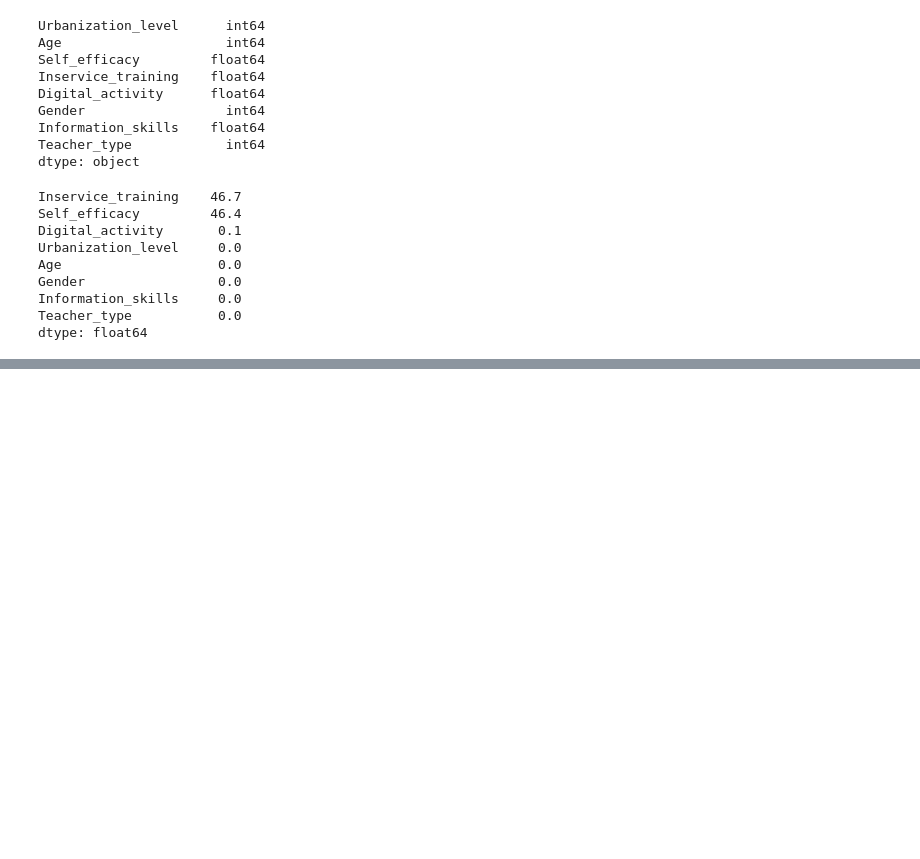
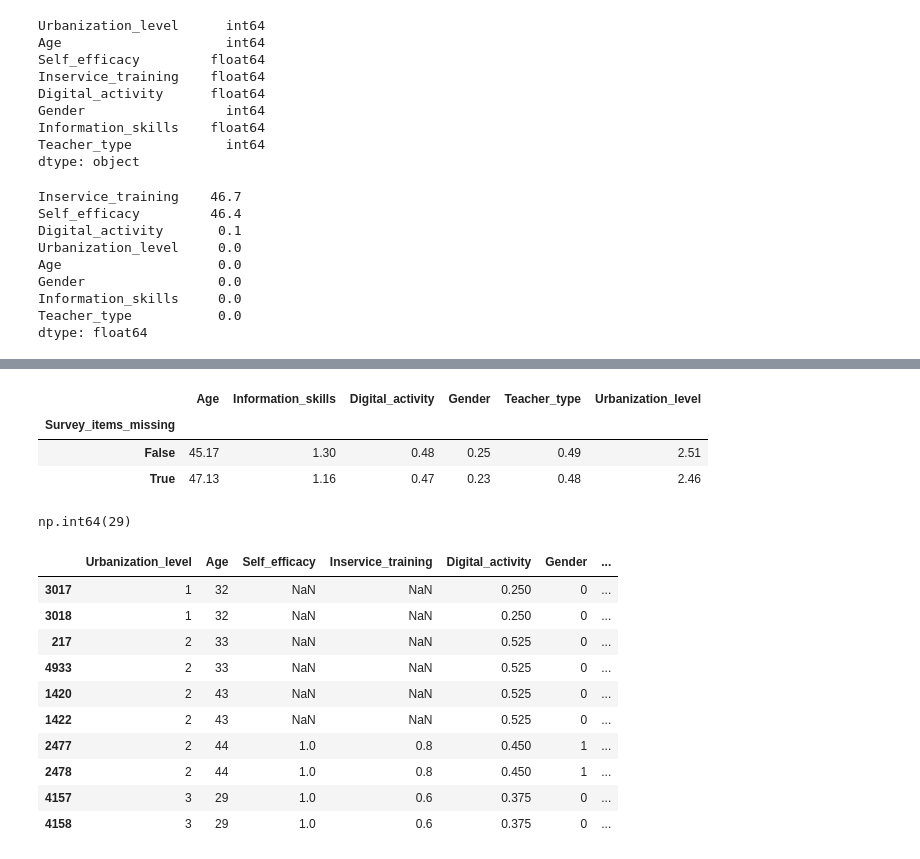
Before and after one commit to Kenchan-paradise/messy-data-eda, a Jupyter notebook: notebook.ipynb, the cells around one changed output, grey strips where cells are left out. Saved outputs shown, nothing was run; the diff lists cells and outputs as text; code cells hidden in the pictures; blank space fills up the shorter version.

```diff
--- a/notebook.ipynb
+++ b/notebook.ipynb
@@ -108,0 +139,31 @@ dtype: float64
+# %%
+# d. Are the rows with missing values different from the rest? Rondom or not?
+df['Survey_items_missing'] = df['Self_efficacy'].isnull() & df['Inservice_training'].isnull()
+
+df.groupby('Survey_items_missing')[
+    ['Age', 'Information_skills', 'Digital_activity', 'Gender', 'Teacher_type', 'Urbanization_level']
+].mean().round(2)
+# %% [output]
+|  | Age | Information_skills | Digital_activity | Gender | Teacher_type | Urbanization_level |
+| Survey_items_missing |  |  |  |  |  |  |
+| False | 45.17 | 1.30 | 0.48 | 0.25 | 0.49 | 2.51 |
+| True | 47.13 | 1.16 | 0.47 | 0.23 | 0.48 | 2.46 |
+# %%
+# e. Duplicates
+df.duplicated().sum()
+# %% [output]
+np.int64(29)
+# %%
+df[df.duplicated(keep=False)].sort_values(list(df.columns[:8])).head(10)
+# %% [output]
+|  | Urbanization_level | Age | Self_efficacy | Inservice_training | Digital_activity | Gender | ... |
+| 3017 | 1 | 32 | NaN | NaN | 0.250 | 0 | ... |
+| 3018 | 1 | 32 | NaN | NaN | 0.250 | 0 | ... |
+| 217 | 2 | 33 | NaN | NaN | 0.525 | 0 | ... |
+| 4933 | 2 | 33 | NaN | NaN | 0.525 | 0 | ... |
+| 1420 | 2 | 43 | NaN | NaN | 0.525 | 0 | ... |
+| 1422 | 2 | 43 | NaN | NaN | 0.525 | 0 | ... |
+| 2477 | 2 | 44 | 1.0 | 0.8 | 0.450 | 1 | ... |
+| 2478 | 2 | 44 | 1.0 | 0.8 | 0.450 | 1 | ... |
+| 4157 | 3 | 29 | 1.0 | 0.6 | 0.375 | 0 | ... |
+| 4158 | 3 | 29 | 1.0 | 0.6 | 0.375 | 0 | ... |
```
Also changed, not shown: parts of 6 cells of this notebook, 1 other file.
